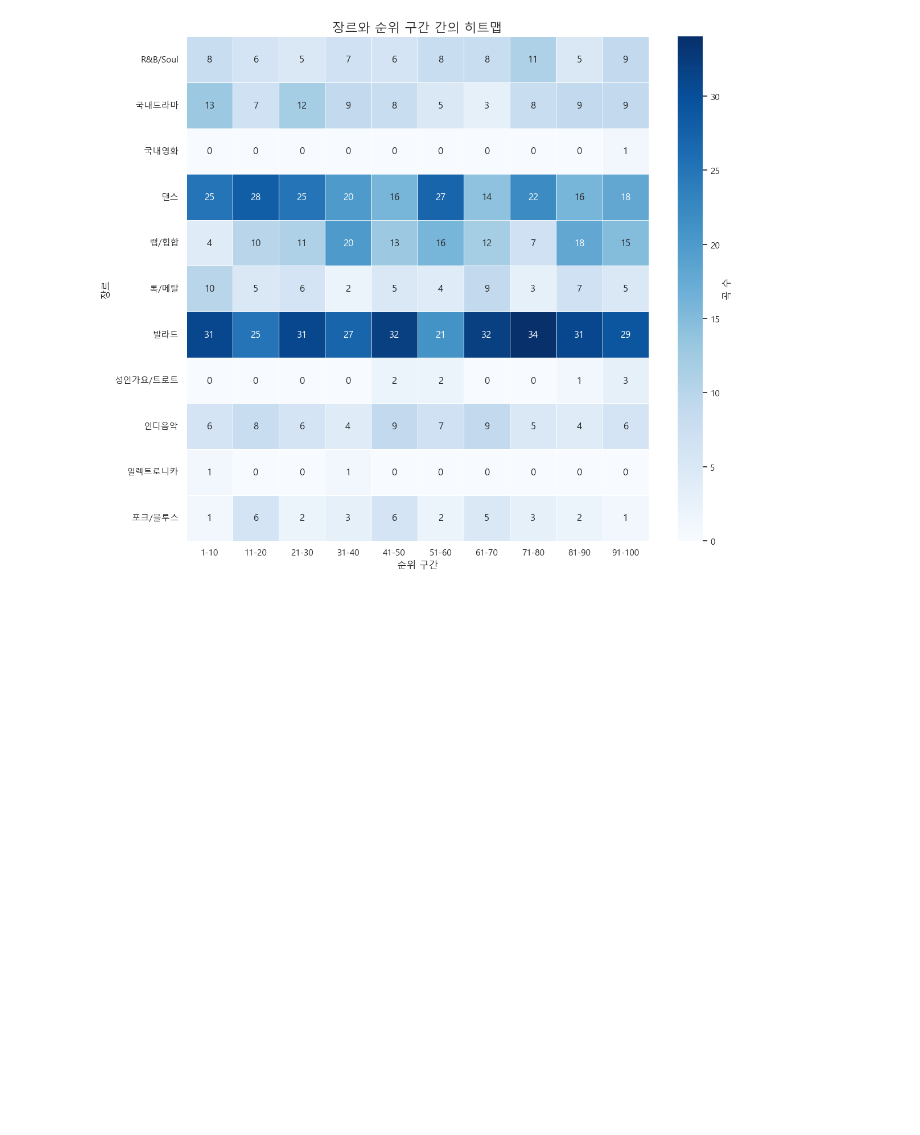
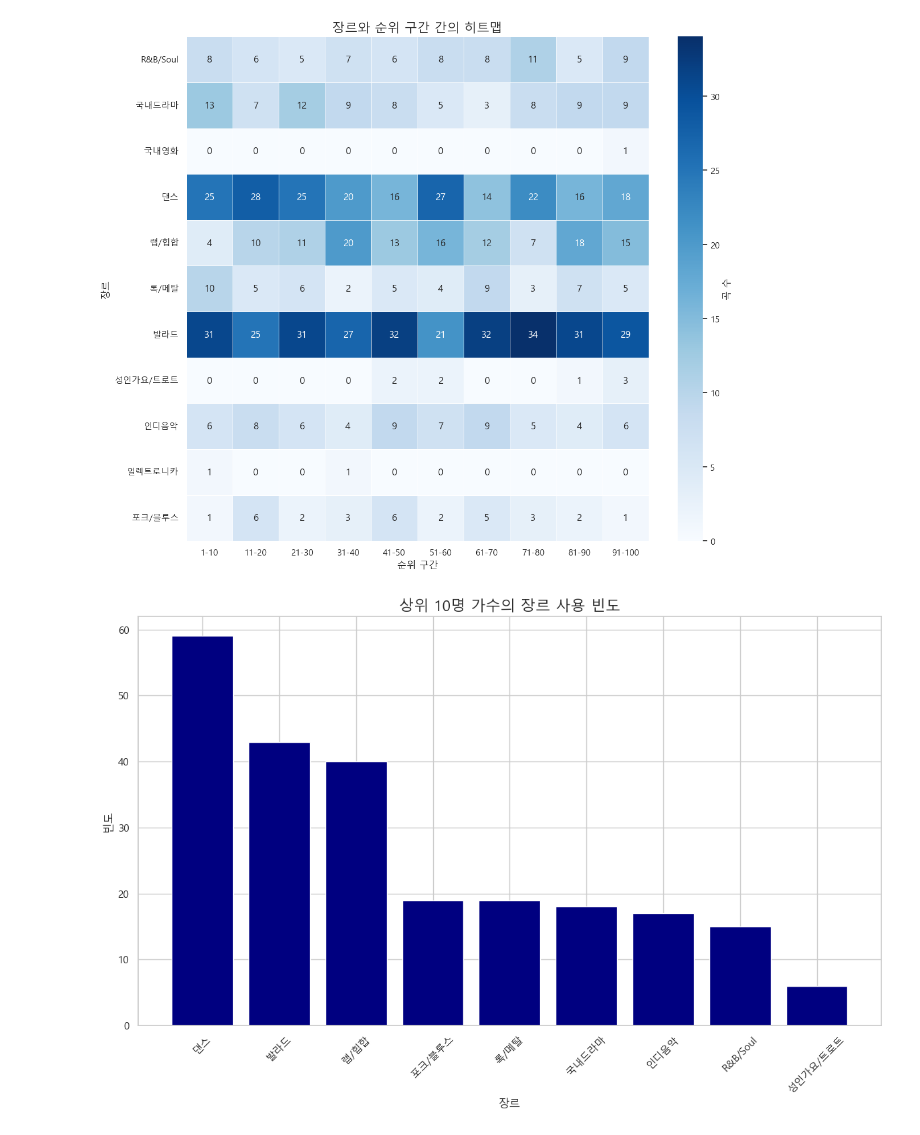
Before and after one commit to ChoiOnion/webCrawling, a Jupyter notebook: 차트데이터분석.ipynb, the cells around one changed output. Cells and saved outputs as stored; diff of their text form; code cells hidden in the pictures; blank space fills up the shorter version.

```diff
--- a/차트데이터분석.ipynb
+++ b/차트데이터분석.ipynb
@@ -201,3 +207,24 @@ plt.tight_layout()
 plt.show()
 # %% [output]
 [figure]
+# %%
+# 상위 10명의 가수들만 추출
+top_10_singers = [singer for singer, _ in singer_counts.most_common(10)]
+top_10_singers_data = data[data['가수명'].isin(top_10_singers)]
+top_10_singers_genres = top_10_singers_data['장르'].str.split(',').explode().str.strip()
+genre_counts = top_10_singers_genres.value_counts()
+
+plt.figure(figsize=(12, 8))
+genres_sorted = genre_counts.sort_values(ascending=False)
+genres_labels, counts = zip(*genres_sorted.items())
+plt.bar(genres_labels, counts, color='navy')
+plt.title('상위 10명 가수의 장르 사용 빈도', fontsize=16)
+plt.xlabel('장르', fontsize=12)
+plt.ylabel('빈도', fontsize=12)
+plt.xticks(rotation=45)
+plt.grid(True)
+plt.tight_layout()
+plt.savefig('인기가수장르빈도.png')
+plt.show()
+# %% [output]
+[figure, added]
```
Also changed, not shown: parts of 7 cells of this notebook.
